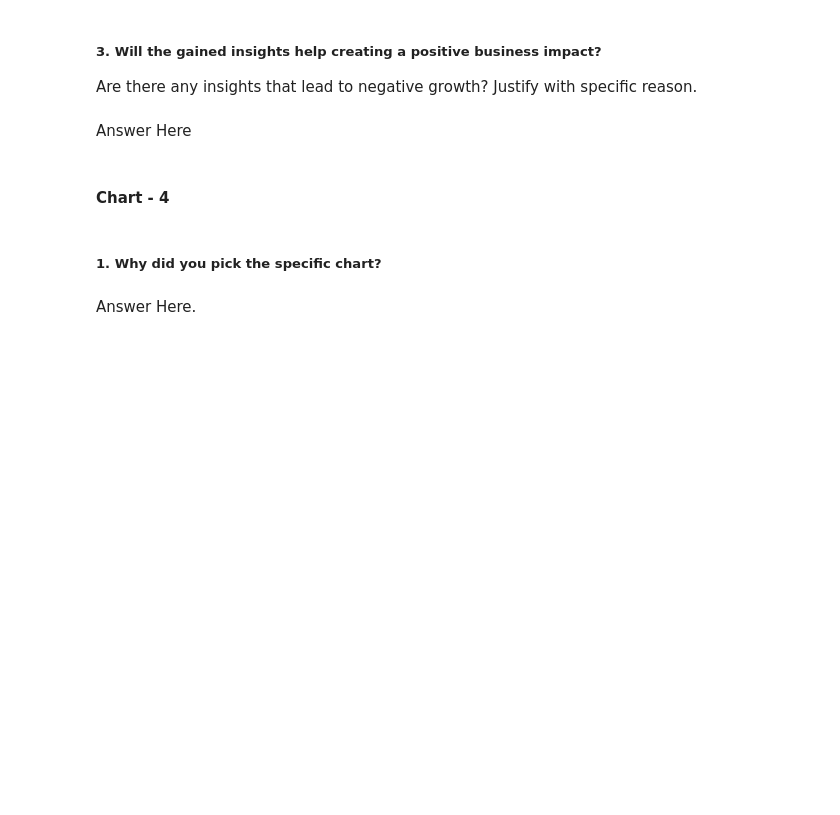
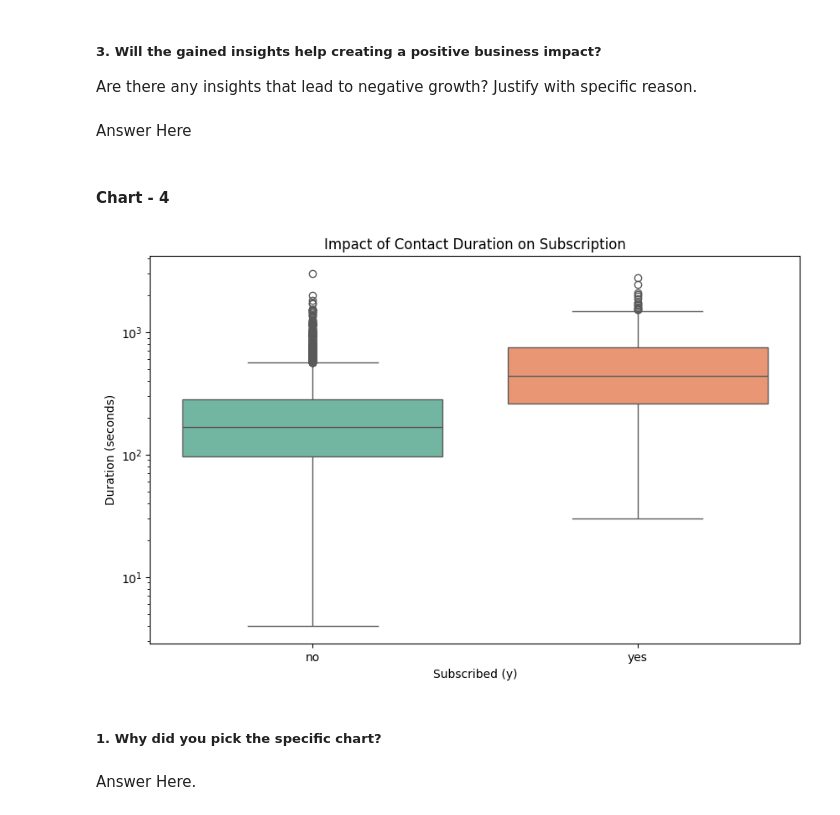
Before and after one commit to amol004/Financial-Forecasting-Frontier-Distributed-ML, a Jupyter notebook: Financial_Forecasting_Frontier_Distributed_ML.ipynb, the cells around one changed output. Cells and saved outputs as stored; diff of their text form; code cells hidden in the pictures; blank space fills up the shorter version.

```diff
--- a/Financial_Forecasting_Frontier_Distributed_ML.ipynb
+++ b/Financial_Forecasting_Frontier_Distributed_ML.ipynb
@@ -428,3 +486,18 @@ Answer Here
+# %%
+# Chart - 4 visualization code
+# Box Plot of Contact Duration by Subscription Status
+import matplotlib.pyplot as plt
+import seaborn as sns
+
+plt.figure(figsize=(10, 6))
+sns.boxplot(x='y', y='duration', data=pandas_df, palette='Set2')
+plt.title('Impact of Contact Duration on Subscription')
+plt.xlabel('Subscribed (y)')
+plt.ylabel('Duration (seconds)')
+plt.yscale('log')  # Using log scale due to high variance/outliers in duration
+plt.show()
+# %% [output]
+[figure, added]
 # %% [markdown]
 ##### 1. Why did you pick the specific chart?
 # %% [markdown]
```
Also changed, not shown: parts of 61 cells of this notebook.
